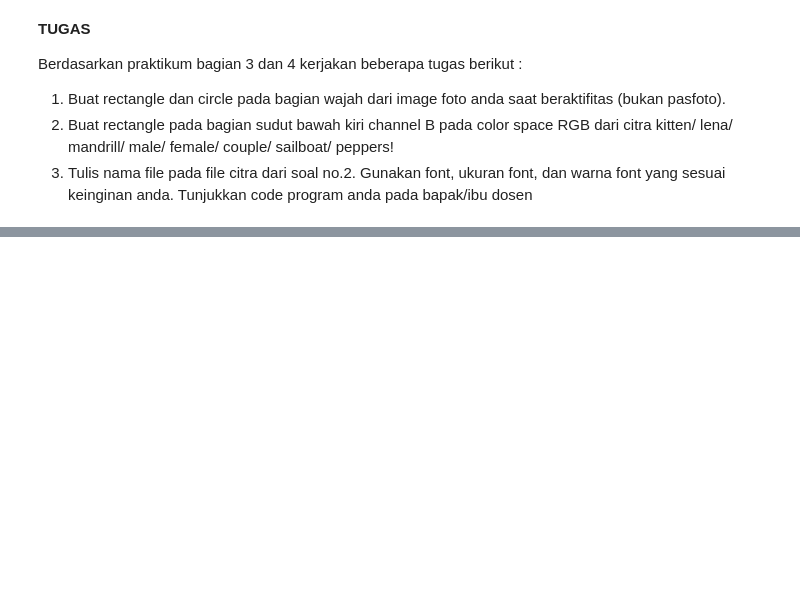
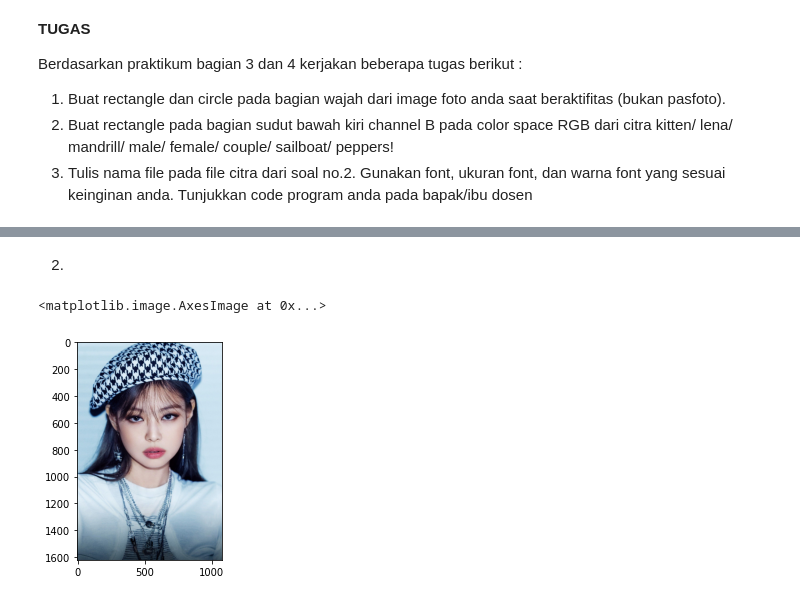
Before and after one commit to lilipolinema/PCVK_Genap_2021, a Jupyter notebook: Week2.ipynb, the cells around one changed output, grey strips where cells are left out. Saved outputs shown, nothing was run; the diff lists cells and outputs as text; code cells hidden in the pictures; blank space fills up the shorter version.

```diff
--- a/Week2.ipynb
+++ b/Week2.ipynb
@@ -248,0 +271,10 @@ Tunjukkan code program anda pada bapak/ibu dosen
+# %% [markdown]
+2.
+# %%
+female = cv.imread('/content/drive/MyDrive/PCVK/female.jpg')
+female = cv.cvtColor(female,cv.COLOR_BGR2RGB)
+
+plt.imshow(female)
+# %% [output]
+<matplotlib.image.AxesImage at 0x...>
+[figure, added]
```
Also changed, not shown: parts of 10 cells of this notebook.
